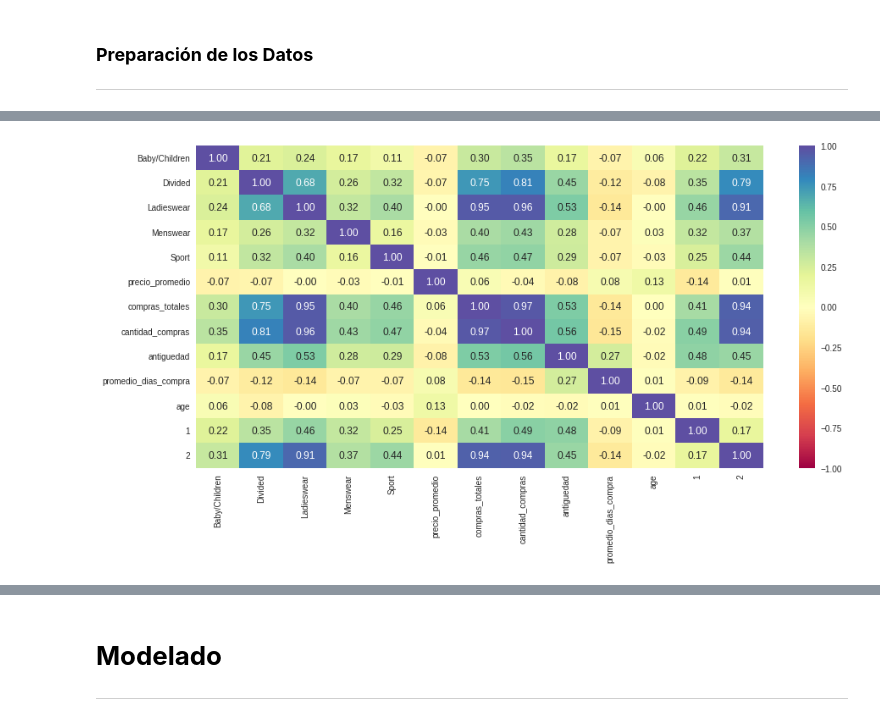
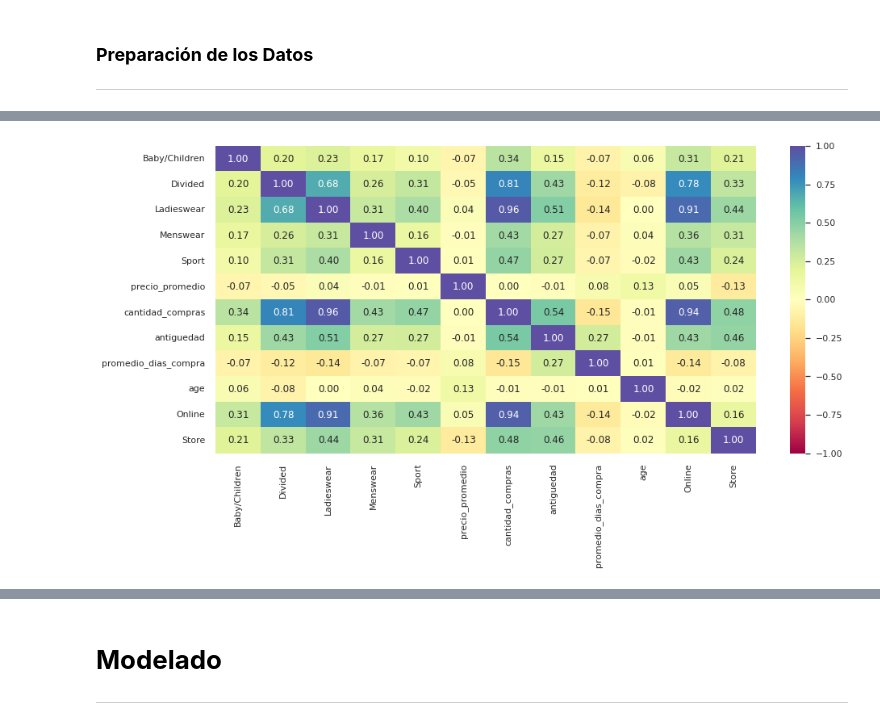
Before and after one commit to AndresPerelmuter/Customers-Segmentation---Clustering, a Jupyter notebook: Cluster_H&M.ipynb, the cells around one changed output, grey strips where cells are left out. Saved outputs shown, nothing was run; the diff lists cells and outputs as text; code cells hidden in the pictures.

```diff
--- a/Cluster_H&M.ipynb
+++ b/Cluster_H&M.ipynb
@@ -290 +270,5 @@ There are 5 columns that have missing values.
+# %%
+customers['age']=customers['age'].fillna(customers['age'].mean())
+# %%
+customers['age'] = customers['age'].astype(np.int64)
 # %%
@@ -418,3 +377,7 @@ df6.rename(columns={'1': 'Sales Store', '2': 'Sales Online'}, inplace=True)
+# %%
+df6 = transactions[['customer_id','sales_channel_id']]
+df6["sales_channel_id"] = df6['sales_channel_id'].replace([1, 2], ['Store', 'Online'])
+df6 = df6.pivot_table(index='customer_id', columns='sales_channel_id', aggfunc=len, fill_value=0)
 # %%
 temp = pd.merge(transactions[["customer_id", "article_id"]], articles[['article_id','index_group_name']], on="article_id", how='inner')
 temp = temp.dropna()
@@ -441,14 +404,15 @@ df8
 # %%
 # selecting numerical columns
-num_cols = df8.select_dtypes(include=np.number).columns.tolist()
+num_cols = df8[['Baby/Children', 'Divided','Ladieswear', 'Menswear', 'Sport', 'precio_promedio', 'cantidad_compras', 'antiguedad', 'promedio_dias_compra', 'age', 'Online', 'Store']]
+#num_cols = df8.select_dtypes(include=np.number).columns.tolist()
 # %%
 # check for correlations
 
 plt.figure(figsize=(15, 7))
 sns.heatmap(
-    df8[num_cols].corr(), annot=True, vmin=-1, vmax=1, fmt=".2f", cmap="Spectral"
+    num_cols.corr(), annot=True, vmin=-1, vmax=1, fmt=".2f", cmap="Spectral"
 )
 plt.show()
 # %% [output]
-[figure, old version]
+[figure, new version]
 # %%
```
Also changed, not shown: parts of 61 cells of this notebook.
